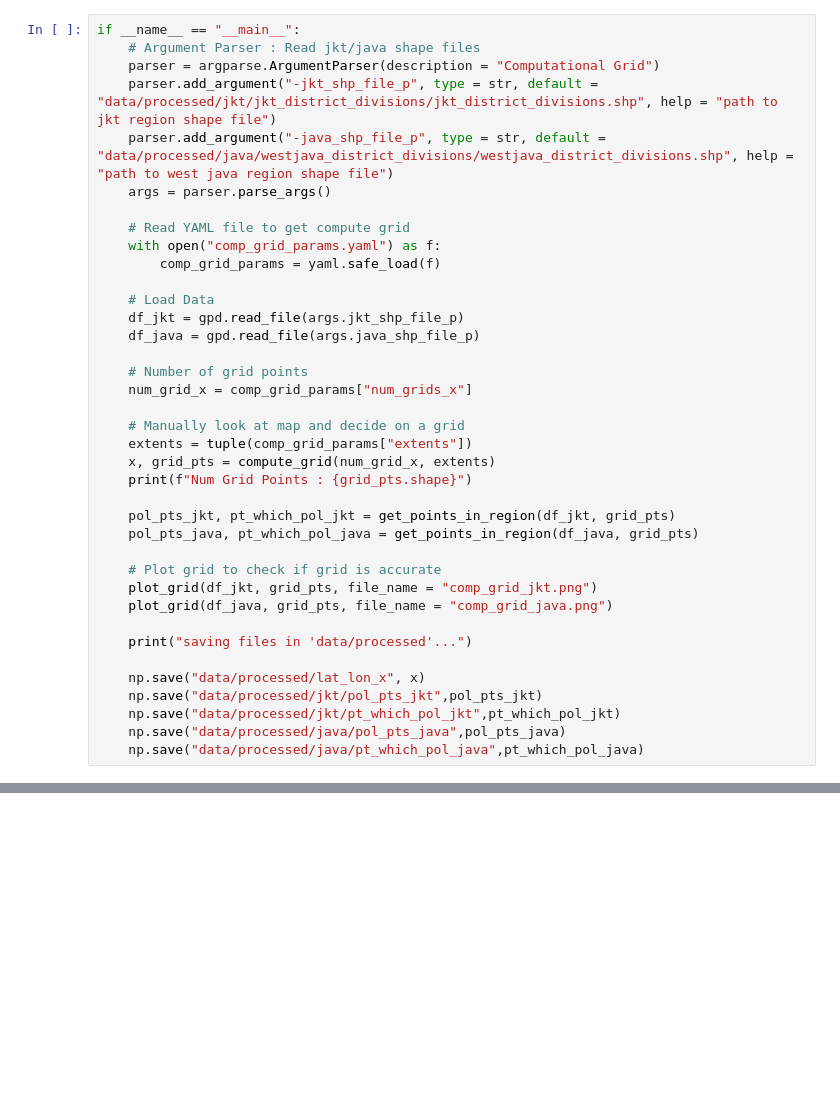
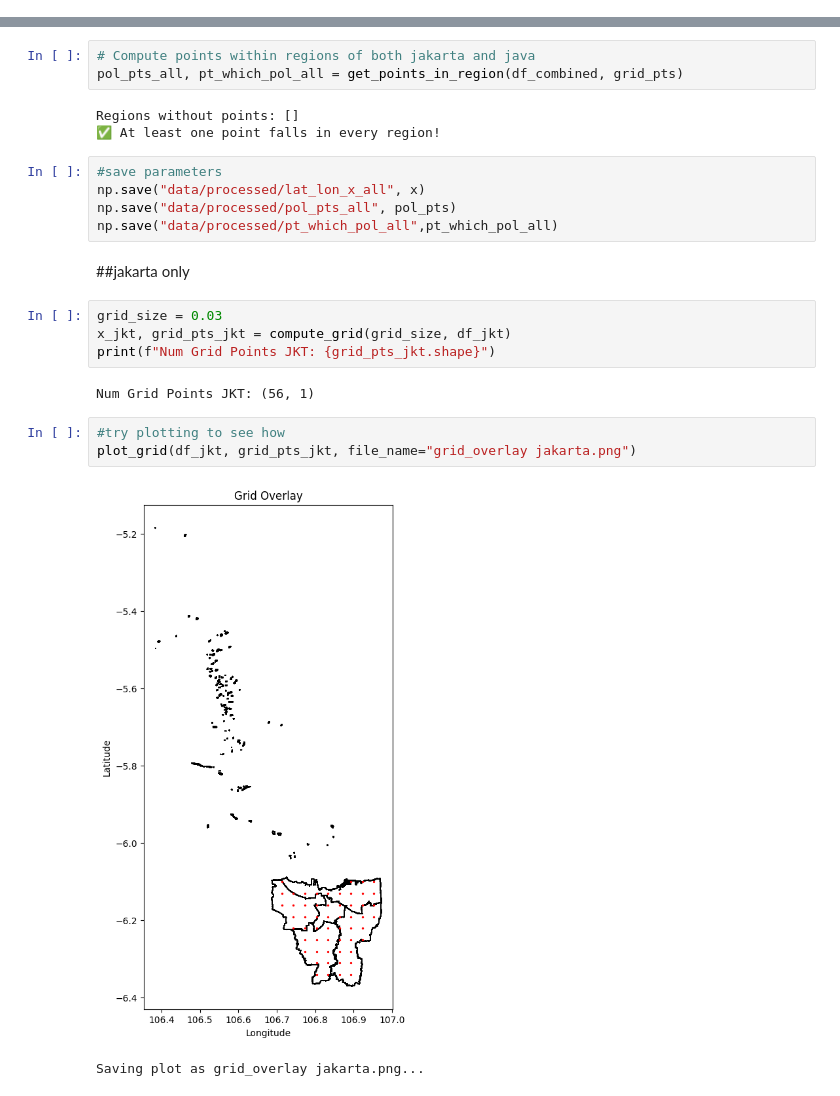
Before and after one commit to jeswid/DSE_FYP, a Jupyter notebook: src/Computational_Grid.ipynb, the cells around one changed output, grey strips where cells are left out. Drawn from its saved outputs; the diff is of its cells as text; blank space fills up the shorter version.

```diff
--- a/src/Computational_Grid.ipynb
+++ b/src/Computational_Grid.ipynb
@@ -113,38 +102,0 @@ def check_for_min_points(start_value, end_value, df, extents):
-# %%
-if __name__ == "__main__":
-    # Argument Parser : Read jkt/java shape files
-    parser = argparse.ArgumentParser(description = "Computational Grid")
-    parser.add_argument("-jkt_shp_file_p", type = str, default = "data/processed/jkt/jkt_district_divisions/jkt_district_divisions.shp", help = "path to jkt region shape file")
-    parser.add_argument("-java_shp_file_p", type = str, default = "data/processed/java/westjava_district_divisions/westjava_district_divisions.shp", help = "path to west java region shape file")
-    args = parser.parse_args()
-
-    # Read YAML file to get compute grid
-    with open("comp_grid_params.yaml") as f:
-        comp_grid_params = yaml.safe_load(f)
-
-    # Load Data
-    df_jkt = gpd.read_file(args.jkt_shp_file_p)
-    df_java = gpd.read_file(args.java_shp_file_p)
-
-    # Number of grid points
-    num_grid_x = comp_grid_params["num_grids_x"]
-
-    # Manually look at map and decide on a grid
-    extents = tuple(comp_grid_params["extents"])
-    x, grid_pts = compute_grid(num_grid_x, extents)
-    print(f"Num Grid Points : {grid_pts.shape}")
-
-    pol_pts_jkt, pt_which_pol_jkt = get_points_in_region(df_jkt, grid_pts)
-    pol_pts_java, pt_which_pol_java = get_points_in_region(df_java, grid_pts)
-
-    # Plot grid to check if grid is accurate
-    plot_grid(df_jkt, grid_pts, file_name = "comp_grid_jkt.png")
-    plot_grid(df_java, grid_pts, file_name = "comp_grid_java.png")
-
-    print("saving files in 'data/processed'...")
-
-    np.save("data/processed/lat_lon_x", x)
-    np.save("data/processed/jkt/pol_pts_jkt",pol_pts_jkt)
-    np.save("data/processed/jkt/pt_which_pol_jkt",pt_which_pol_jkt)
-    np.save("data/processed/java/pol_pts_java",pol_pts_java)
-    np.save("data/processed/java/pt_which_pol_java",pt_which_pol_java)
@@ -150,0 +139,25 @@ if __name__ == "__main__":
+# %%
+# Compute points within regions of both jakarta and java
+pol_pts_all, pt_which_pol_all = get_points_in_region(df_combined, grid_pts)
+# %% [output]
+Regions without points: []
+✅ At least one point falls in every region!
+# %%
+#save parameters
+np.save("data/processed/lat_lon_x_all", x)
+np.save("data/processed/pol_pts_all", pol_pts)
+np.save("data/processed/pt_which_pol_all",pt_which_pol_all)
+# %% [markdown]
+##jakarta only
+# %%
+grid_size = 0.03
+x_jkt, grid_pts_jkt = compute_grid(grid_size, df_jkt)
+print(f"Num Grid Points JKT: {grid_pts_jkt.shape}")
+# %% [output]
+Num Grid Points JKT: (56, 1)
+# %%
+#try plotting to see how
+plot_grid(df_jkt, grid_pts_jkt, file_name="grid_overlay jakarta.png")
+# %% [output]
+[figure, added]
+Saving plot as grid_overlay jakarta.png...
```
Also changed, not shown: parts of 26 cells of this notebook, 15 other files.
